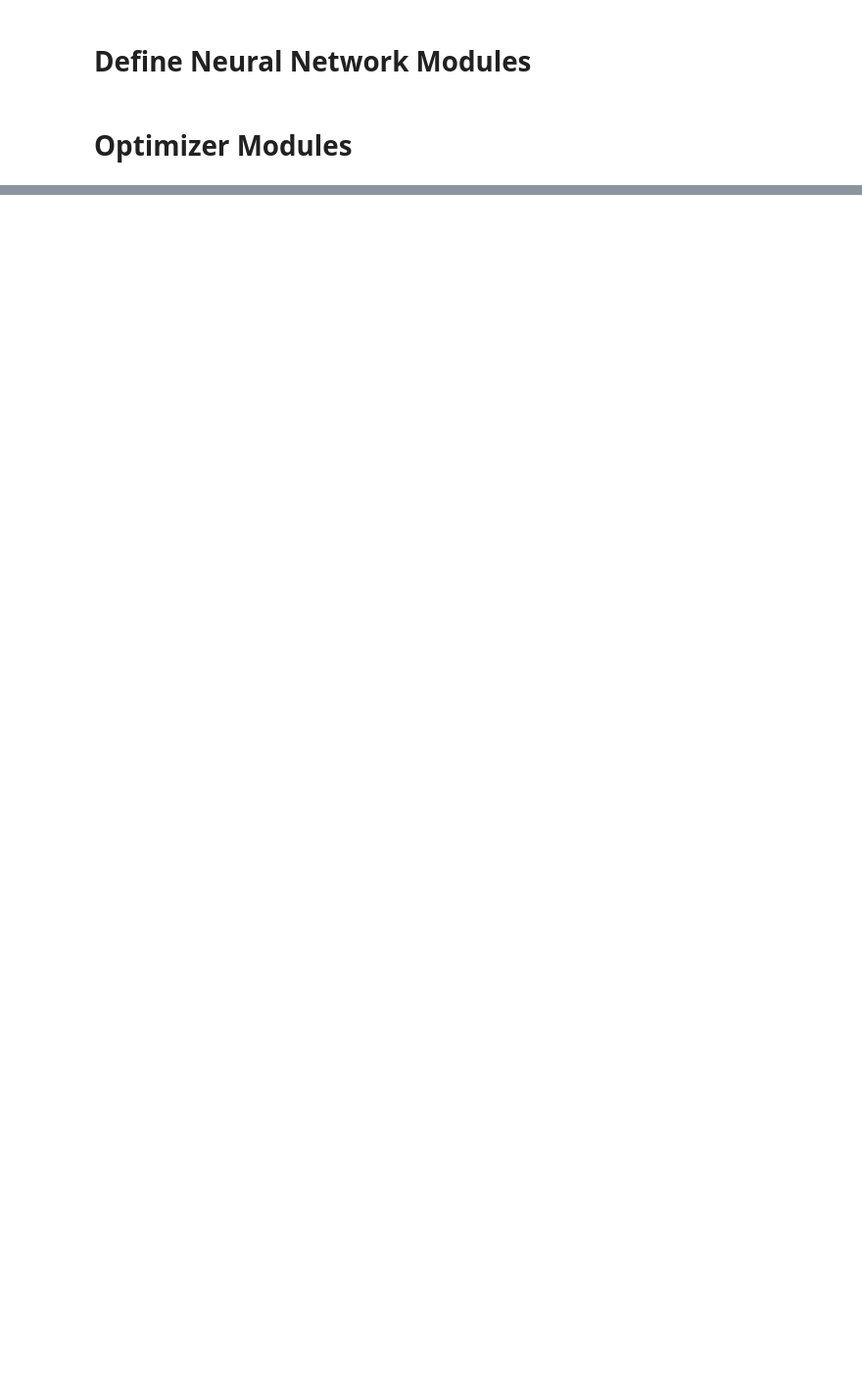
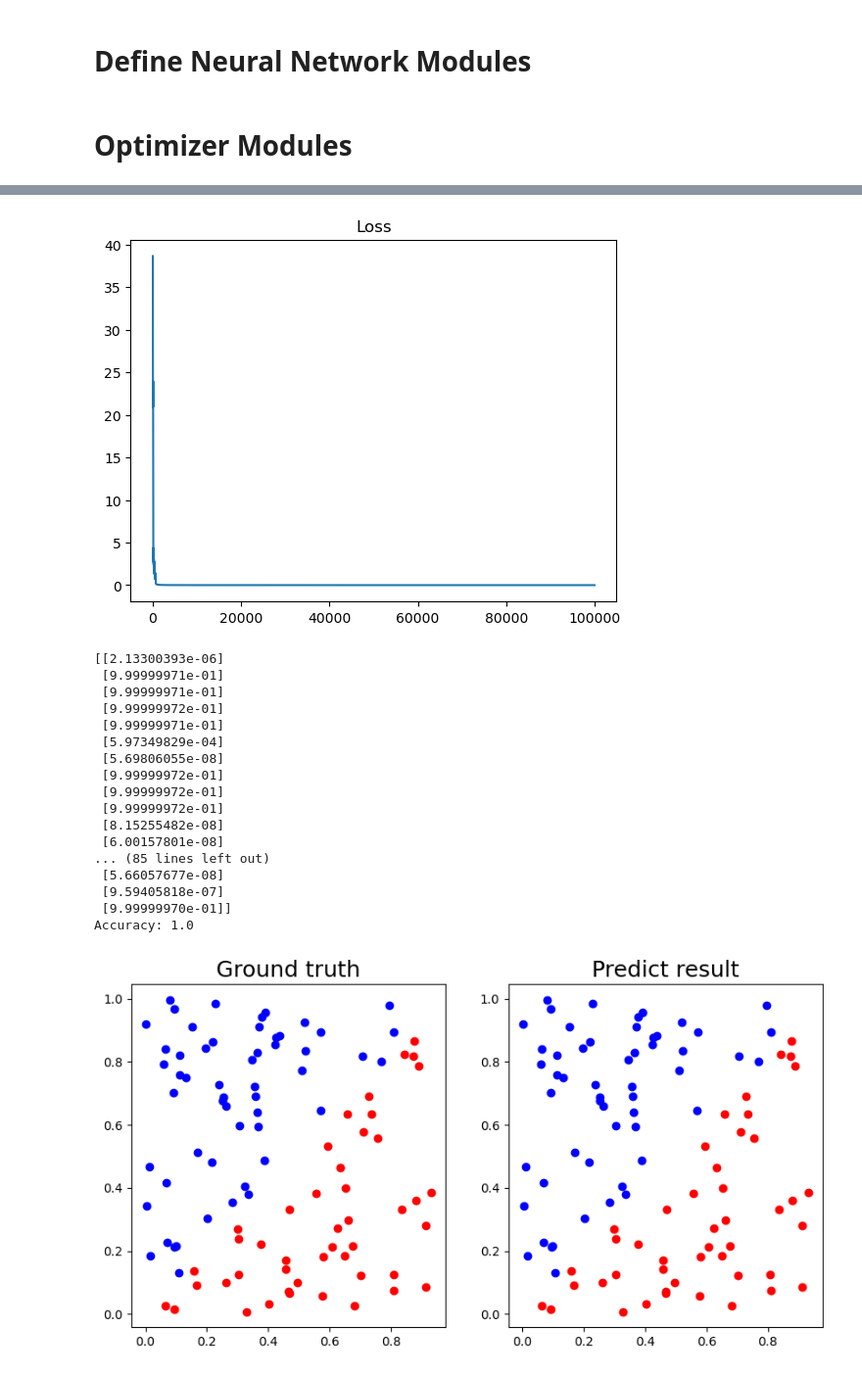
Before and after one commit to KJLdefeated/NYCU_DLP_2024, a Jupyter notebook: Lab1/Backprop.ipynb, the cells around one changed output, grey strips where cells are left out. Shown at 98% size. Saved outputs shown, nothing was run; the diff lists cells and outputs as text; code cells hidden in the pictures; blank space fills up the shorter version.

```diff
--- a/Lab1/Backprop.ipynb
+++ b/Lab1/Backprop.ipynb
@@ -320,0 +405,4 @@ Accuracy: 1.0
+# %%
+loss1 = Traning_and_Test(NN1, generate_linear, lr = 0.1)
+loss2 = Traning_and_Test(NN1, generate_linear, lr = 0.0001)
+# %% [output]
@@ -320,0 +426,19 @@ Accuracy: 1.0
+[figure, added]
+[[2.13300393e-06]
+ [9.99999971e-01]
+ [9.99999971e-01]
+ [9.99999972e-01]
+ [9.99999971e-01]
+ [5.97349829e-04]
+ [5.69806055e-08]
+ [9.99999972e-01]
+ [9.99999972e-01]
+ [9.99999972e-01]
+ [8.15255482e-08]
+ [6.00157801e-08]
+... (85 lines left out)
+ [5.66057677e-08]
+ [9.59405818e-07]
+ [9.99999970e-01]]
+Accuracy: 1.0
+[figure, added]
```
Also changed, not shown: parts of 36 cells of this notebook, 39 other files.
